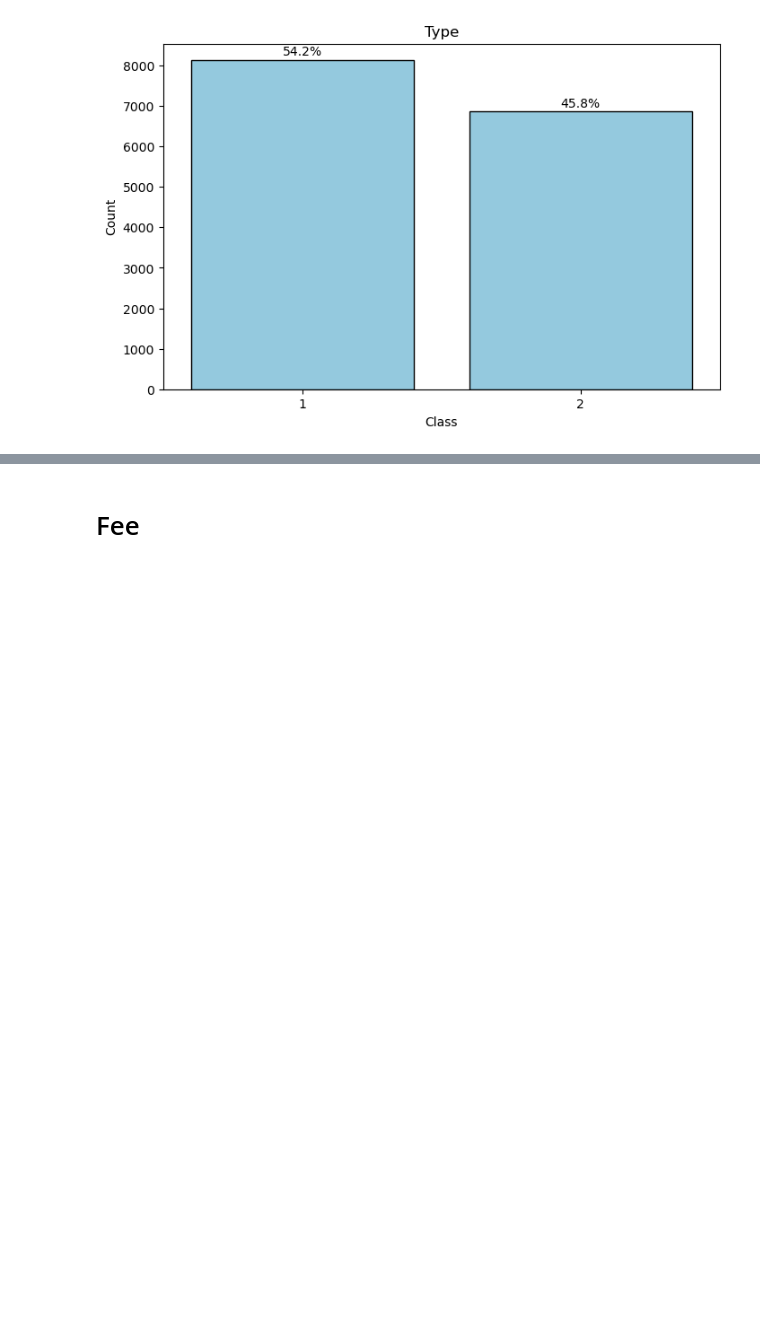
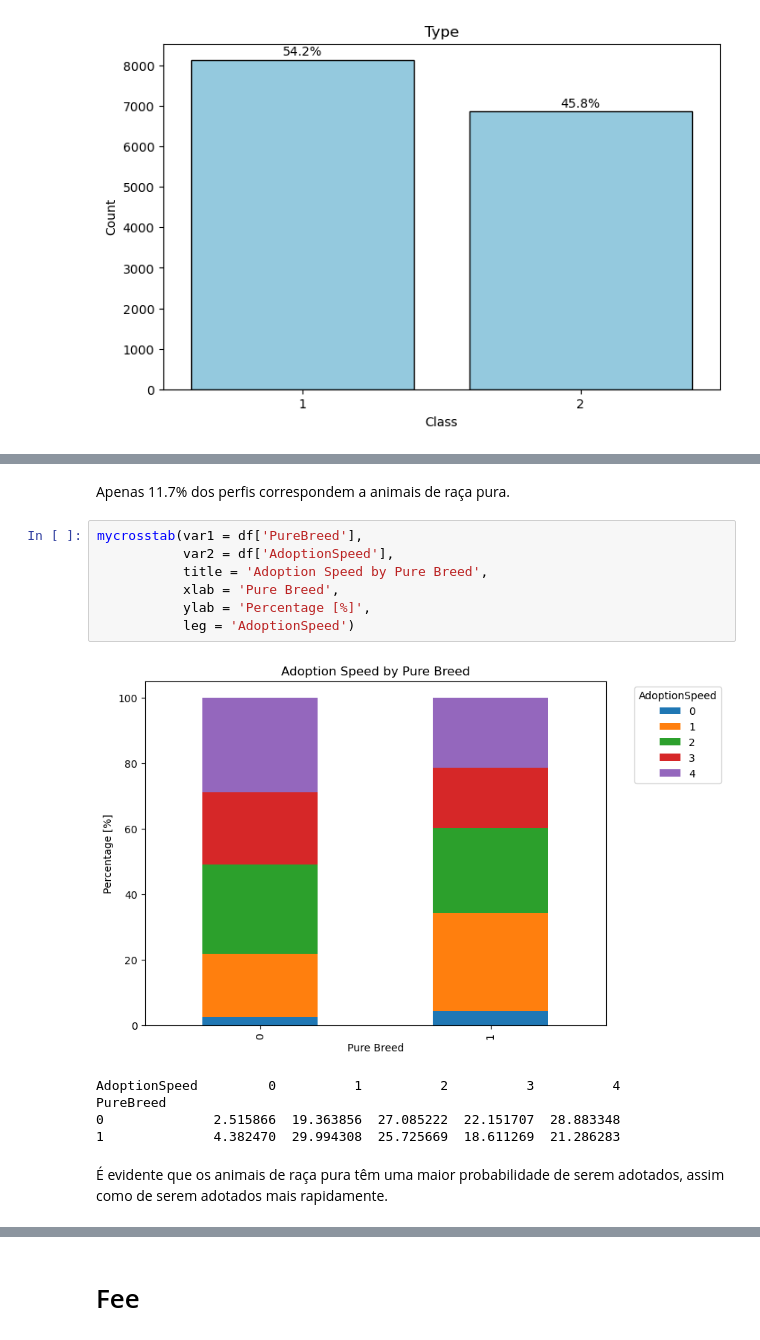
Before and after one commit to BolachinhaAmericana/MSc-MachineLearning, a Jupyter notebook: AA_202425_Project_ASM_V2.ipynb, the cells around one changed output, grey strips where cells are left out. Drawn from its saved outputs; the diff is of its cells as text; blank space fills up the shorter version.

```diff
--- a/AA_202425_Project_ASM_V2.ipynb
+++ b/AA_202425_Project_ASM_V2.ipynb
@@ -301,0 +464,17 @@ mybarplot(data = df['Type'], title = "Type", xlab = "Class", ylab = "Count")
+# %% [markdown]
+Apenas 11.7% dos perfis correspondem a animais de raça pura.
+# %%
+mycrosstab(var1 = df['PureBreed'],
+           var2 = df['AdoptionSpeed'],
+           title = 'Adoption Speed by Pure Breed',
+           xlab = 'Pure Breed',
+           ylab = 'Percentage [%]',
+           leg = 'AdoptionSpeed')
+# %% [output]
+[figure, added]
+AdoptionSpeed         0          1          2          3          4
+PureBreed
+0              2.515866  19.363856  27.085222  22.151707  28.883348
+1              4.382470  29.994308  25.725669  18.611269  21.286283
+# %% [markdown]
+É evidente que os animais de raça pura têm uma maior probabilidade de serem adotados, assim como de serem adotados mais rapidamente.
```
Also changed, not shown: parts of 90 cells of this notebook.
